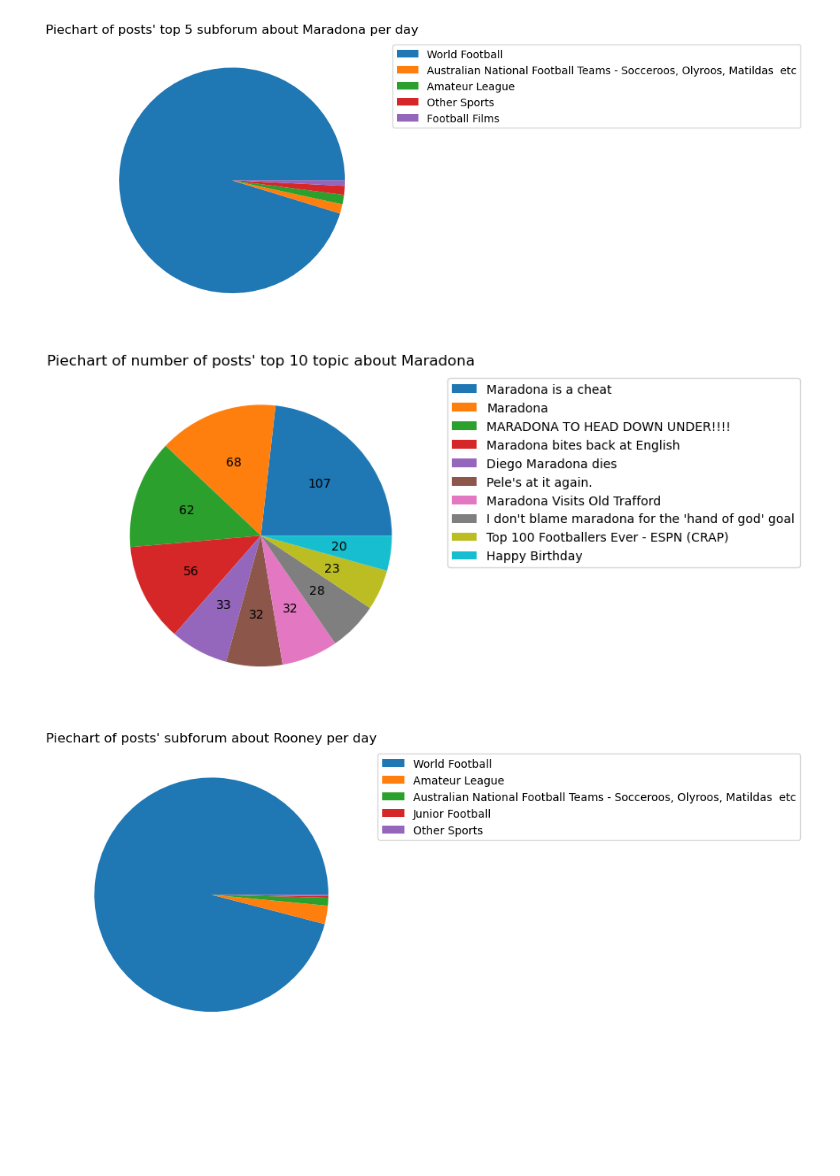
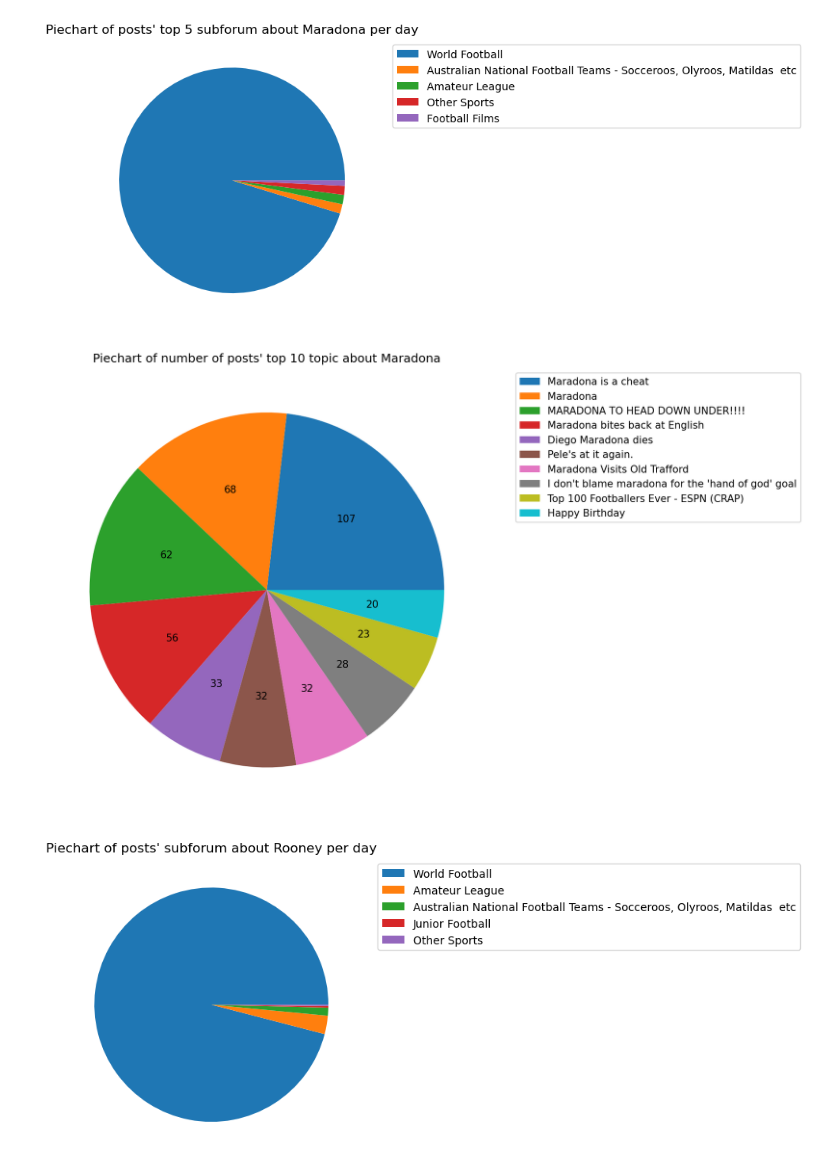
Before and after one commit to radhikara-rmit/cosc2671-assign2, a Jupyter notebook: footballnews.com.au/BeautifulSoup_analysis.ipynb, the cells around one changed output. Cells and saved outputs as stored; diff of their text form; code cells hidden in the pictures; blank space fills up the shorter version.

```diff
--- a/BeautifulSoup_analysis.ipynb
+++ b/footballnews.com.au/BeautifulSoup_analysis.ipynb
@@ -462,13 +469,15 @@ plt.show()
 # %% [output]
 [figure]
 # %%
+plt.figure(figsize=(16, 8), dpi=150)
 autopct = lambda x: "%d" % round(x*sum(topic_count_dfList[3].head(10)['count'])/100.0)
 plt.pie(topic_count_dfList[3].head(10)['count'], labels=None, autopct=autopct)
 plt.legend(labels=topic_count_dfList[3].head(10)['topic'], bbox_to_anchor=(1.05, 1.0), loc='upper left')
 plt.title("Piechart of number of posts' top 10 topic about Maradona")
-plt.show()
+# plt.show()
+plt.savefig("top10Topic_maradona_graph.png")
 # %% [output]
-[figure, old version]
+[figure, new version]
 # %%
 plt.pie(subforum_count_dfList[4].head(5)['count'], labels=None)
 plt.legend(labels=subforum_count_dfList[4].head(5)['subforum'], bbox_to_anchor=(1.05, 1.0), loc='upper left')
```
Also changed, not shown: parts of 27 cells of this notebook, 34 other files.
